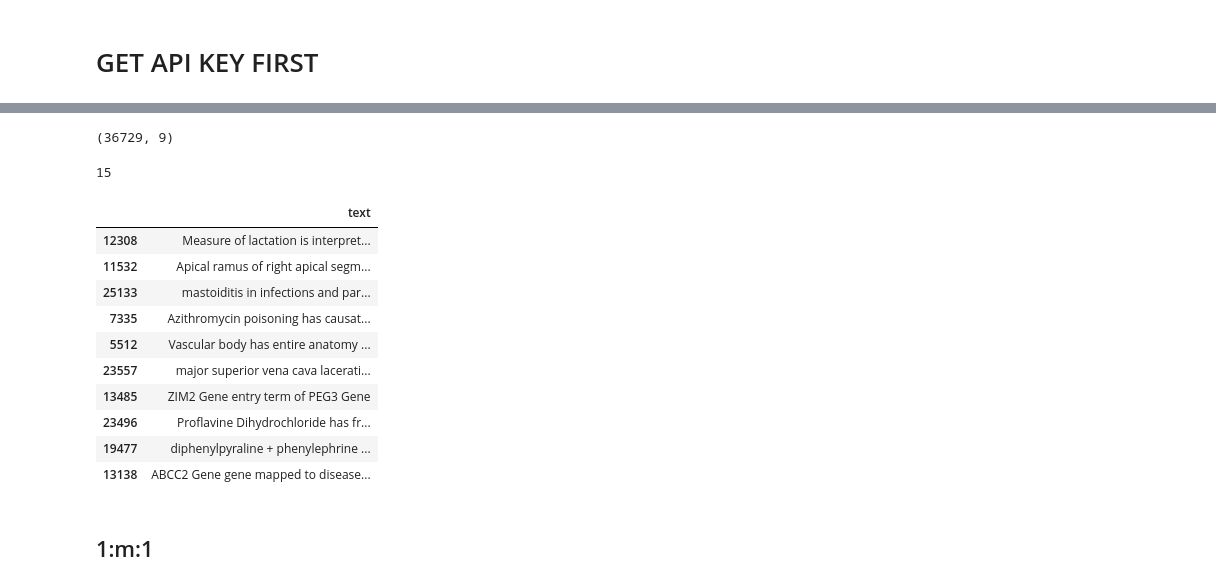
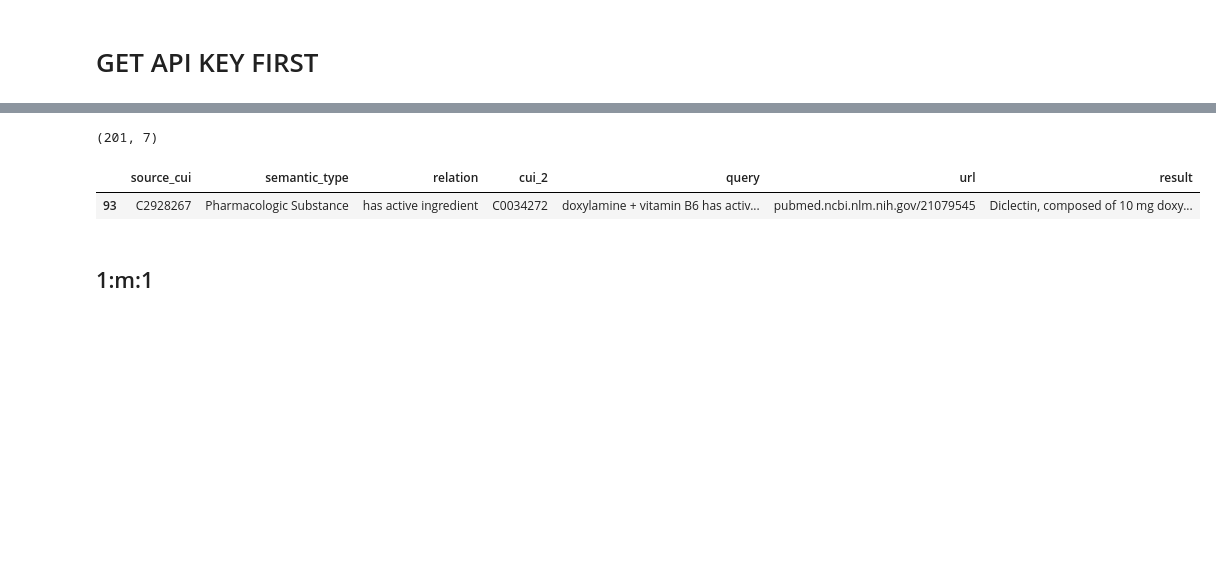
Before and after one commit to ignatius-ting/ITING_thesis23, a Jupyter notebook: exploration.ipynb, the cells around one changed output, grey strips where cells are left out. Drawn from its saved outputs; the diff is of its cells as text; code cells hidden in the pictures; blank space fills up the shorter version.

```diff
--- a/exploration.ipynb
+++ b/exploration.ipynb
@@ -679,8 +381,0 @@ df_attr.columns = ['CUI','LUI','SUI',
-# %%
-atn_dict = {}
-with open("2023AA/AAL_TERM AAL term.txt") as f:
-    text = f.readlines()
-    for line in text:
-        line = line.strip('\n')
-        line = line.split('\t')
-        atn_dict[line[0]] = line[-1]
@@ -1202,36 +765,9 @@ counts_11nom['text'] = counts_11nom.apply(lambda x: ' '.join([x['source_text'],
-# %%
-counts_11nom['source_type'] = counts_11nom.source_cui.apply(lambda x: stype_dict[x])
-sample_cui = counts_11nom.drop_duplicates('source_cui', keep = 'first')
-sample_types = sample_cui.source_type.value_counts()
-
-cui_list = []
-for type in sample_types.index:
-    if sample_types[type] > 5000:
-        type_cuis = sample_cui[sample_cui.source_type == type].sample(5000)['source_cui'].tolist()
-        cui_list += type_cuis
-    else:
-        type_cuis = sample_cui[sample_cui.source_type == type]['source_cui'].tolist()
-        cui_list += type_cuis
-
-final_11nom =counts_11nom[counts_11nom.source_cui.isin(cui_list)].reset_index(drop = True)
-final_11nom.shape
-# %% [output]
-(36729, 9)
-# %%
-len(sample_types)
-# %% [output]
-15
-# %%
-final_11nom[['text']].sample(10)
-# %% [output]
-|  | text |
-| 12308 | Measure of lactation is interpret... |
-| 11532 | Apical ramus of right apical segm... |
-| 25133 | mastoiditis in infections and par... |
-| 7335 | Azithromycin poisoning has causat... |
-| 5512 | Vascular body has entire anatomy ... |
-| 23557 | major superior vena cava lacerati... |
-| 13485 | ZIM2 Gene entry term of PEG3 Gene |
-| 23496 | Proflavine Dihydrochloride has fr... |
-| 19477 | diphenylpyraline + phenylephrine ... |
-| 13138 | ABCC2 Gene gene mapped to disease... |
+# %%
+result_df.shape
+# %% [output]
+(201, 7)
+# %%
+result_df[result_df.source_cui == 'C2928267']
+# %% [output]
+|  | source_cui | semantic_type | relation | cui_2 | query | url | result |
+| 93 | C2928267 | Pharmacologic Substance | has active ingredient | C0034272 | doxylamine + vitamin B6 has activ... | pubmed.ncbi.nlm.nih.gov/21079545 | Diclectin, composed of 10 mg doxy... |
```
Also changed, not shown: parts of 72 cells of this notebook, 1 other file.
